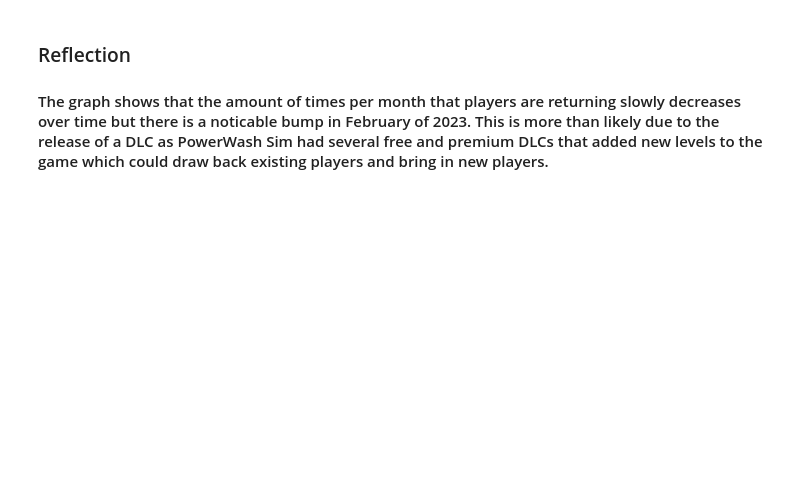
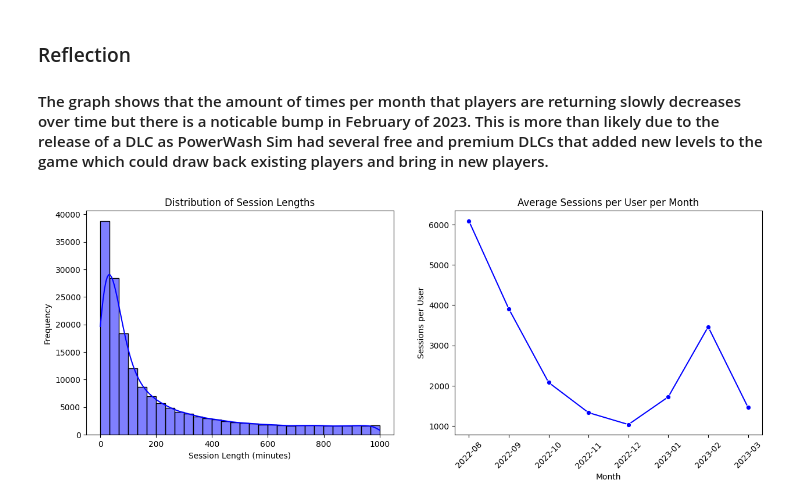
Before and after one commit to itcOnlineGaming/GA_25_P1_Part3_Darragh_McKernan, a Jupyter notebook: JupyterNotebook.ipynb, the cells around one changed output. Saved outputs shown, nothing was run; the diff lists cells and outputs as text; code cells hidden in the pictures; blank space fills up the shorter version.

```diff
--- a/JupyterNotebook.ipynb
+++ b/JupyterNotebook.ipynb
@@ -85,3 +85,46 @@ plt.show()
 # %% [markdown]
 ### Reflection
 #### The graph shows that the amount of times per month that players are returning slowly decreases over time but there is a noticable bump in February of 2023. This is more than likely due to the release of a DLC as PowerWash Sim had several free and premium DLCs that added new levels to the game which could draw back existing players and bring in new players.
+# %%
+from EstimatedLogins import GetEstimatedSessions
+from PlayerCounter import PlayerLogin
+from PlayerCounter import PlayerLogout
+import matplotlib.pyplot as plt
+import seaborn as sns
+import pandas as pd
+
+logins = PlayerLogin()
+logouts = PlayerLogout()
+
+estimatedSessionLengths = pd.merge(logins,logouts,on="pid")
+
+estimatedSessionLengths["SessionTime"] = (estimatedSessionLengths["LogoutTime"] - estimatedSessionLengths["LoginTime"]).dt.total_seconds() / 60
+
+# data does not line up near the end so just drop any negative data any and any sessions over 17ish hours
+estimatedSessionLengths = estimatedSessionLengths.loc[(estimatedSessionLengths["SessionTime"] > 0) & (estimatedSessionLengths["SessionTime"] <= 1000)]
+
+#print(estimatedSessionLengths)
+totalSessions = total_sessions = len(estimatedSessionLengths)
+medianSessionTime = estimatedSessionLengths["SessionTime"].median()
+
+estimatedSessionLengths["Month"] = estimatedSessionLengths["LoginTime"].dt.to_period("M").astype(str)
+sessionPerMonth = estimatedSessionLengths.groupby("Month")["pid"].nunique().reset_index(name="SessionsPerUser")
+
+plt.figure(figsize=(15, 5))
+
+plt.subplot(1, 2, 1)
+sns.histplot(estimatedSessionLengths["SessionTime"], bins=30, color="blue", kde=True)
+plt.title("Distribution of Session Lengths")
+plt.xlabel("Session Length (minutes)")
+plt.ylabel("Frequency")
+
+plt.subplot(1, 2, 2)
+sns.lineplot(data=sessionPerMonth, x="Month", y="SessionsPerUser", marker="o", color="b")
+plt.title("Average Sessions per User per Month")
+plt.xlabel("Month")
+plt.ylabel("Sessions per User")
+plt.xticks(rotation=45)
+
+plt.show()
+# %% [output]
+[figure, added]
```
Also changed, not shown: parts of 1 cell of this notebook, 4 other files.
